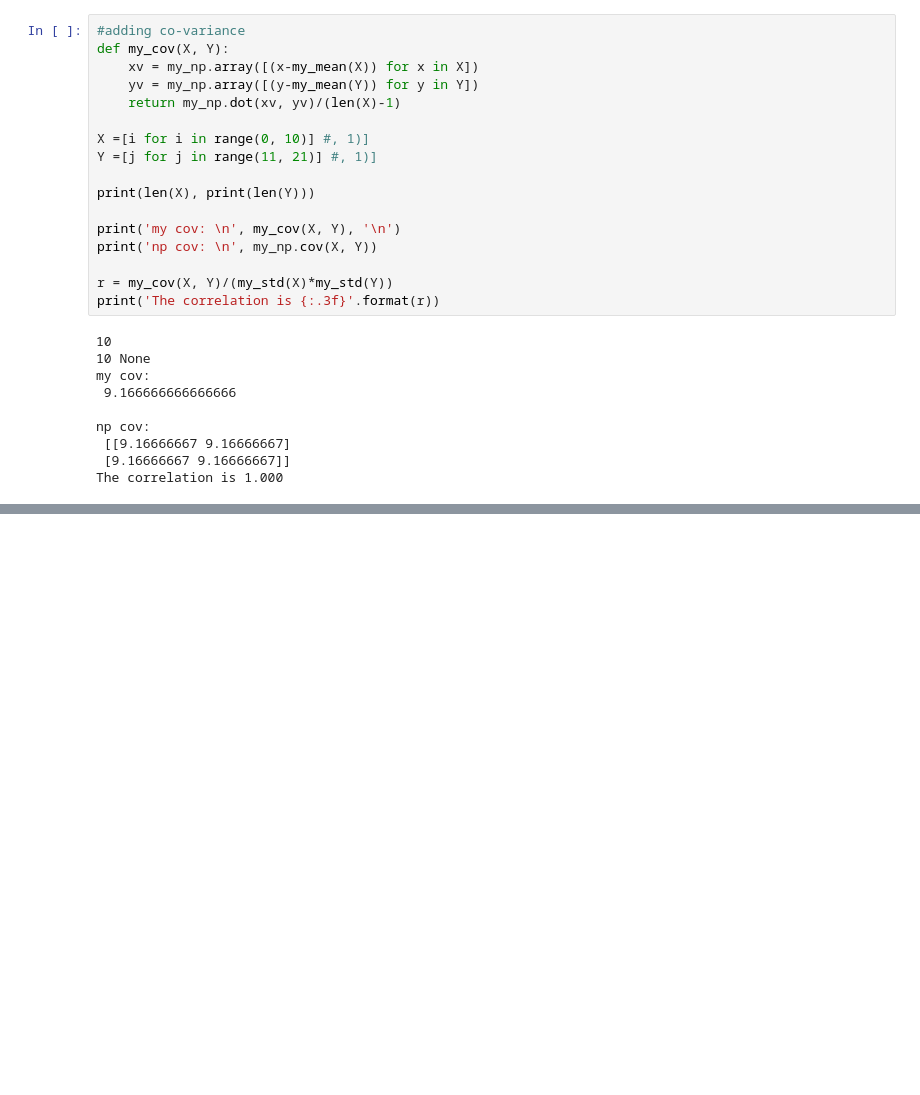
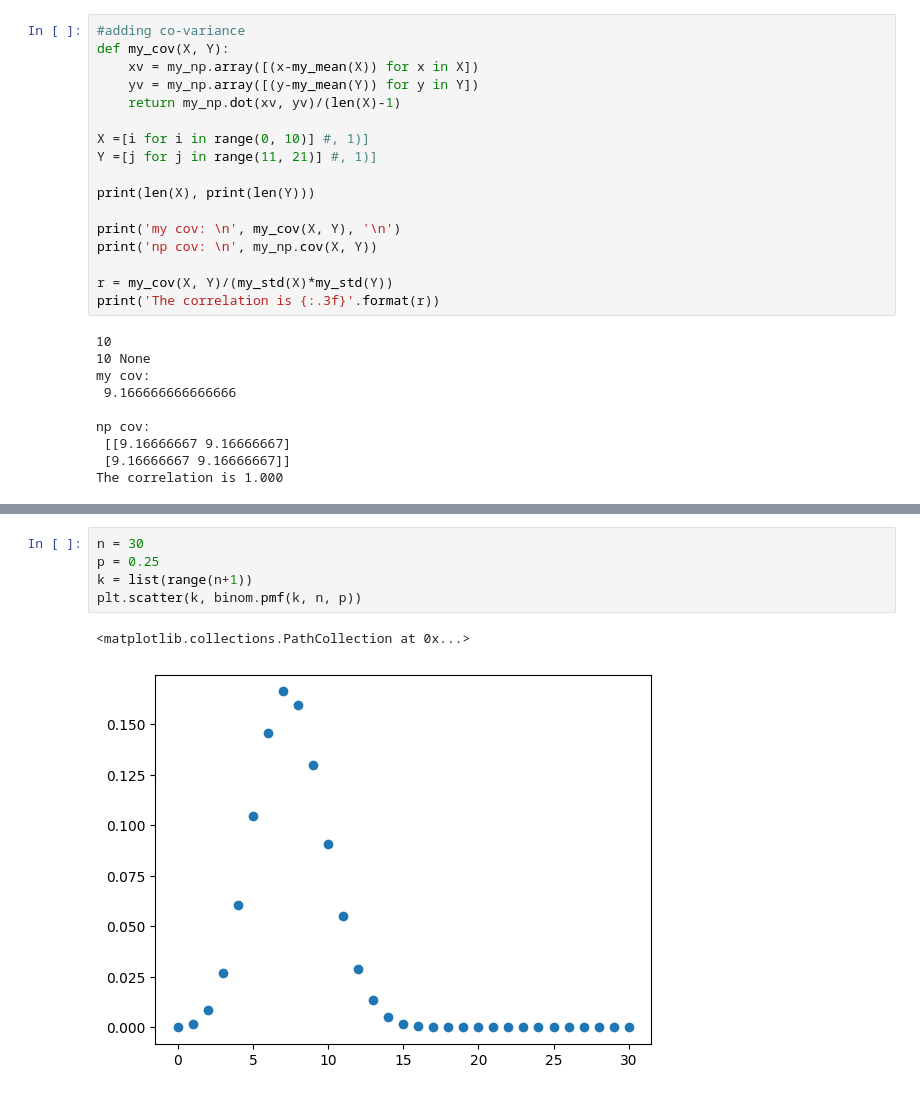
Before and after one commit to ywang1bu/refresher_course, a Jupyter notebook: week3_refresher.ipynb, the cells around one changed output, grey strips where cells are left out. Cells and saved outputs as stored; diff of their text form; blank space fills up the shorter version.

```diff
--- a/week3_refresher.ipynb
+++ b/week3_refresher.ipynb
@@ -147,0 +319,8 @@ Correlation matrix:
+# %%
+n = 30
+p = 0.25
+k = list(range(n+1))
+plt.scatter(k, binom.pmf(k, n, p))
+# %% [output]
+<matplotlib.collections.PathCollection at 0x...>
+[figure, added]
```
Also changed, not shown: parts of 20 cells of this notebook.
